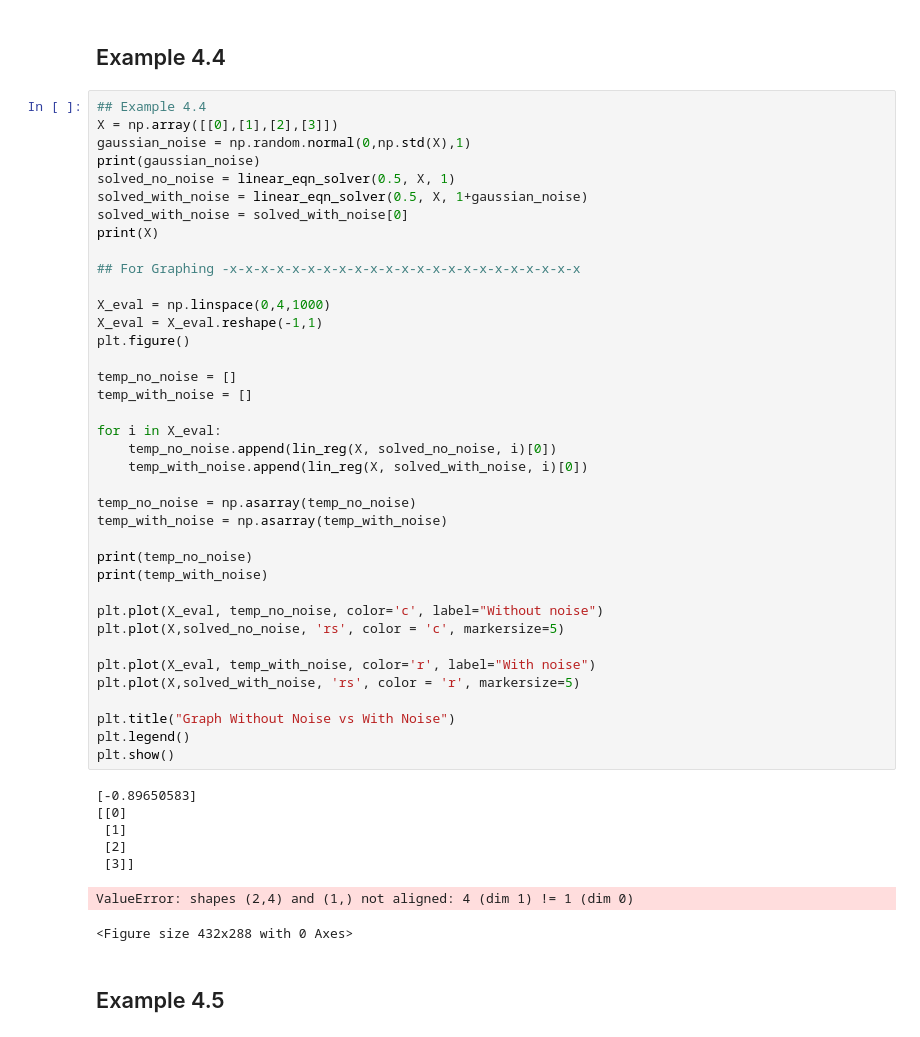
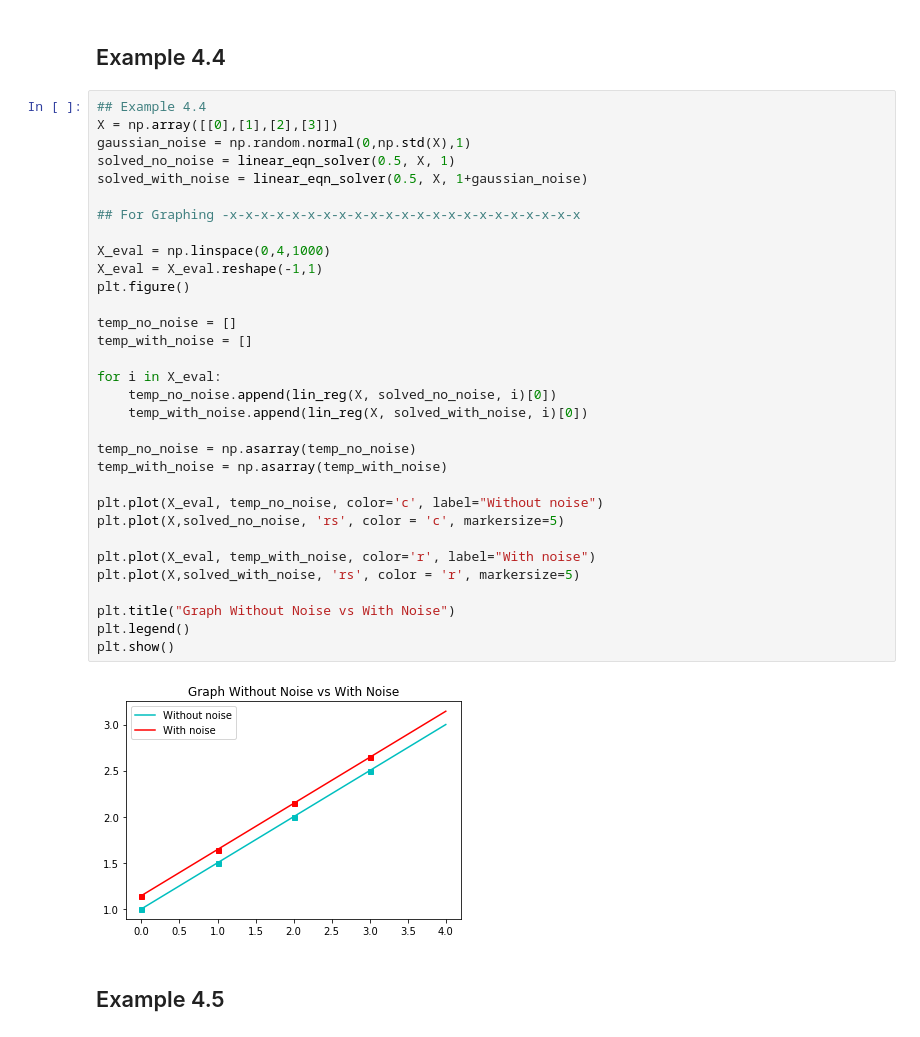
Before and after one commit to nayan-pradhan/MachineLearning_JacobsUniversity, a Jupyter notebook: Assignment5/AssignmentSolution_Sheet5_NayanManSinghPradhan.ipynb, the cells around one changed output. Saved outputs shown, nothing was run; the diff lists cells and outputs as text.

```diff
--- a/Assignment5/AssignmentSolution_Sheet5_NayanManSinghPradhan.ipynb
+++ b/Assignment5/AssignmentSolution_Sheet5_NayanManSinghPradhan.ipynb
@@ -261,47 +261,35 @@ Coefficient:  [[-6.13348059e+01 -6.04701956e-02  3.74292432e-02 -4.89497194e-02
 ## Example 4.4
 X = np.array([[0],[1],[2],[3]])
 gaussian_noise = np.random.normal(0,np.std(X),1)
-print(gaussian_noise)
 solved_no_noise = linear_eqn_solver(0.5, X, 1)
 solved_with_noise = linear_eqn_solver(0.5, X, 1+gaussian_noise)
-solved_with_noise = solved_with_noise[0]
-print(X)
 
 ## For Graphing -x-x-x-x-x-x-x-x-x-x-x-x-x-x-x-x-x-x-x-x-x-x-x
 
 X_eval = np.linspace(0,4,1000)
 X_eval = X_eval.reshape(-1,1)
 plt.figure()
 
 temp_no_noise = []
 temp_with_noise = []
 
 for i in X_eval:
     temp_no_noise.append(lin_reg(X, solved_no_noise, i)[0])
     temp_with_noise.append(lin_reg(X, solved_with_noise, i)[0])
 
 temp_no_noise = np.asarray(temp_no_noise)
 temp_with_noise = np.asarray(temp_with_noise)
 
-print(temp_no_noise)
-print(temp_with_noise)
-
 plt.plot(X_eval, temp_no_noise, color='c', label="Without noise")
 plt.plot(X,solved_no_noise, 'rs', color = 'c', markersize=5)
 
 plt.plot(X_eval, temp_with_noise, color='r', label="With noise")
 plt.plot(X,solved_with_noise, 'rs', color = 'r', markersize=5)
 
 plt.title("Graph Without Noise vs With Noise")
 plt.legend()
 plt.show()
 # %% [output]
-[-0.89650583]
-[[0]
- [1]
- [2]
- [3]]
-ValueError: shapes (2,4) and (1,) not aligned: 4 (dim 1) != 1 (dim 0)
-<Figure size 432x288 with 0 Axes>
+[figure, added]
 # %% [markdown]
 ## Example 4.5
```
Also changed, not shown: parts of 3 cells of this notebook.
